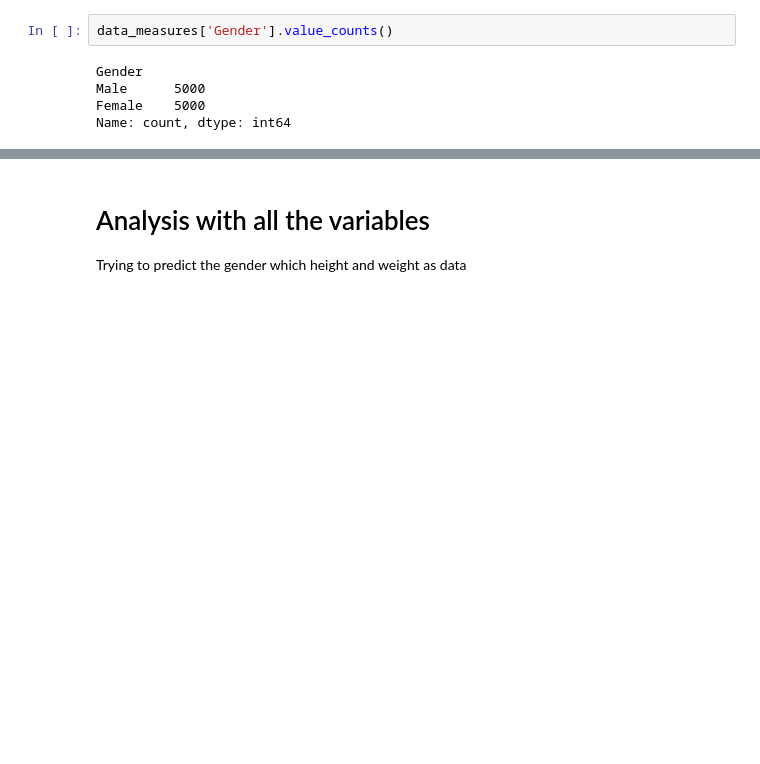
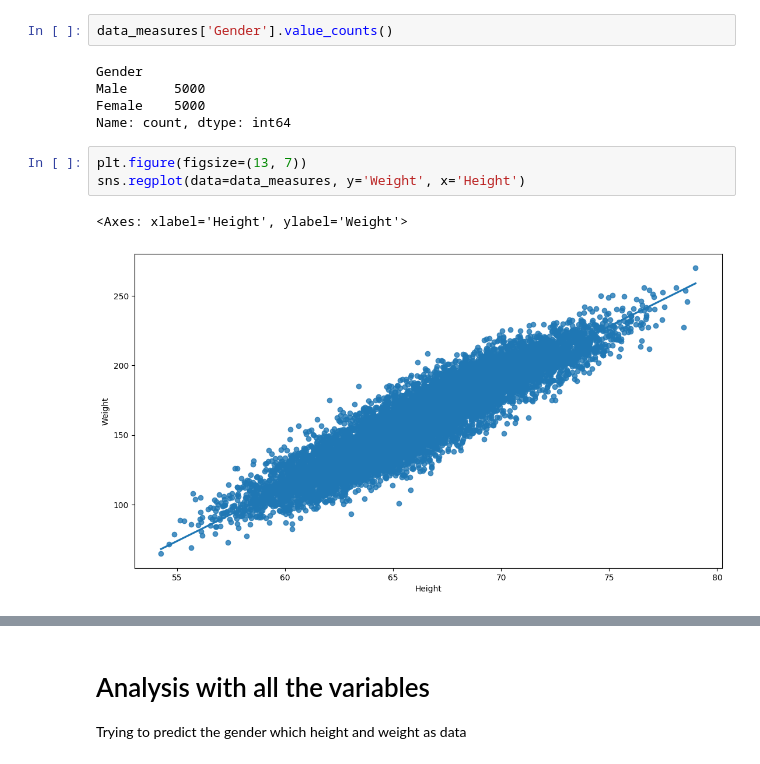
Before and after one commit to miguelestradam3/jupyter_biodata_genders, a Jupyter notebook: main.ipynb, the cells around one changed output, grey strips where cells are left out. Saved outputs shown, nothing was run; the diff lists cells and outputs as text; blank space fills up the shorter version.

```diff
--- a/main.ipynb
+++ b/main.ipynb
@@ -69,3 +69,9 @@ Gender
 Male      5000
 Female    5000
 Name: count, dtype: int64
+# %%
+plt.figure(figsize=(13, 7))
+sns.regplot(data=data_measures, y='Weight', x='Height')
+# %% [output]
+<Axes: xlabel='Height', ylabel='Weight'>
+[figure, added]
```
Also changed, not shown: parts of 9 cells of this notebook.
